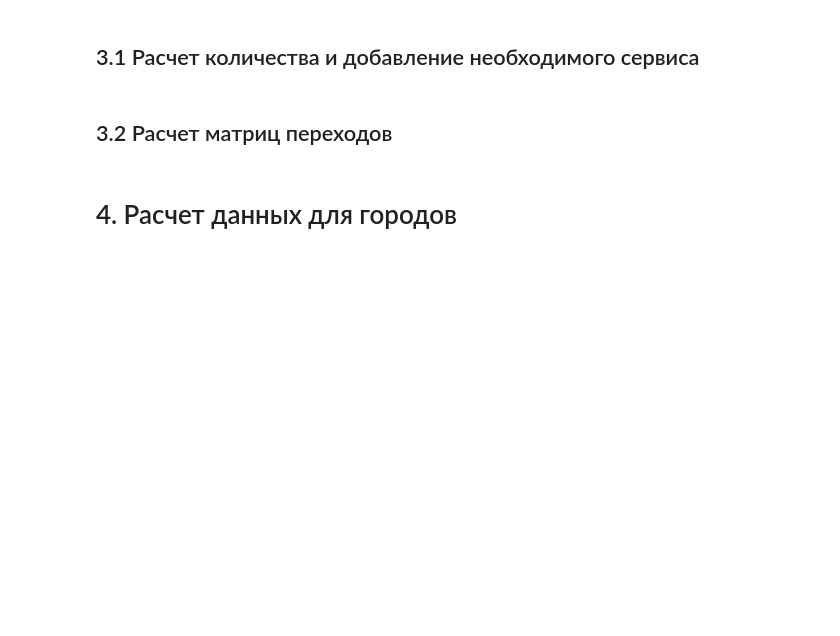
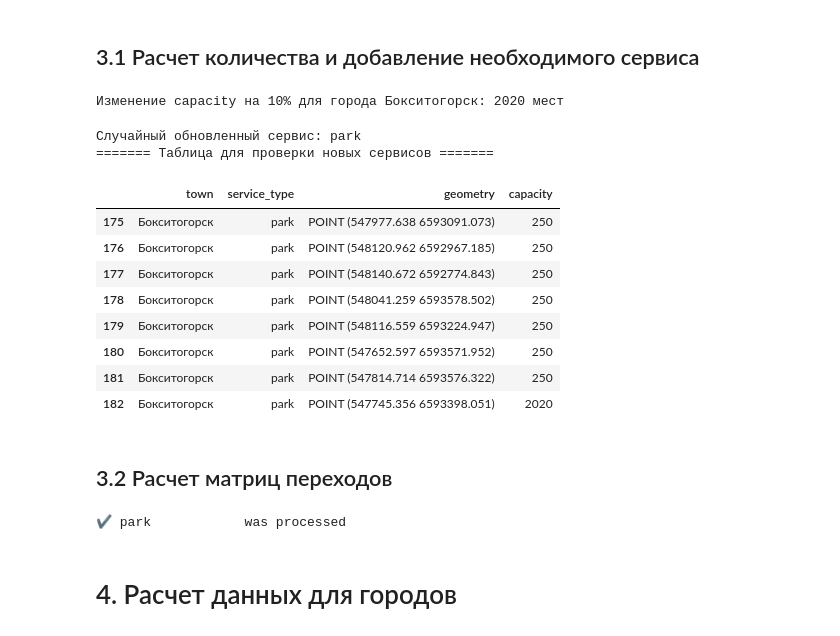
Before and after one commit to romanroff/changer-migration-model, a Jupyter notebook: pipeline.ipynb, the cells around one changed output. Drawn from its saved outputs; the diff is of its cells as text; code cells hidden in the pictures; blank space fills up the shorter version.

```diff
--- a/pipeline.ipynb
+++ b/pipeline.ipynb
@@ -515,15 +517,18 @@ def create_anchor_flow_map(
 # %% [markdown]
 ### 0.3.1 Данные из и для TownsNet
 # %%
-region = Region.from_pickle(f'data/lo_region.pickle') # Модель из TownsNet
-INFRASTRUCTURE = region.get_service_types_df().groupby('infrastructure')['name'].unique().to_dict() # Словарь сервисов по группам
-pprint([f'{i:<12}: {list(j)}' for (i, j) in INFRASTRUCTURE.items()], width=150) # Вывод групп
-municipal_districts = region.districts # муниципальные районы ЛО
-towns_df = region.get_towns_gdf() # Города/деревни ЛО
+region = BaseModel()
+region.from_pickle('data/lo_region.pickle') # Модель из TownsNet
+
+# region = Region.from_pickle(f'data/lo_region.pickle') # Модель из TownsNet
+# INFRASTRUCTURE = region.get_service_types_df().groupby('infrastructure')['name'].unique().to_dict() # Словарь сервисов по группам
+# pprint([f'{i:<12}: {list(j)}' for (i, j) in INFRASTRUCTURE.items()], width=150) # Вывод групп
+# municipal_districts = region.districts # муниципальные районы ЛО
+# towns_df = region.get_towns_gdf() # Города/деревни ЛО
 supporting_cities = gpd.read_parquet("data/1_polygons.parquet") # Опорные города ЛО
 cities_gdf = gpd.read_parquet('data/cities_gdf.parquet') # Города/деревни ЛО
 
-ueqi_df = calculate_ueqi(towns_df, UEQI_GROUPS) # Расчет UEQI по новой формуле
+ueqi_df = region.calculate_ueqi() # Расчет UEQI по новой формуле
 # print(f'Need to add capacity: {count_change(ueqi_df, "Мурино", 1)}')
 
 # Создаем словарь для подсчета повторений
@@ -569,9 +585,12 @@ lo_cities[['region_city','population']].to_csv("data/population.csv", index=Fals
 # %% [markdown]
 ### 0.2.3 Обновление населения
 # %%
-update_population(region, towns_df, path='data/population.csv')
-towns_df = region.get_towns_gdf()
-ueqi_df = calculate_ueqi(towns_df, UEQI_GROUPS)
+# update_population(region.model, towns_df, path='data/population.csv')
+
+population = pd.read_csv('data/population.csv')
+region.update_population(population)
+
+ueqi_df = region.calculate_ueqi()
 region[121] # Проверим Бокситогорск
 
 ### ====== Принимаем это за базовое население ====== ###
@@ -605,7 +644,7 @@ highlighted_cities[['region_city', 'population']].to_csv("data/population_new.cs
 # %%
 # Обновим население городов после изменения UEQI
-update_population(region, towns_df, path='data/population_new.csv')
-towns_df = region.get_towns_gdf()
-towns_df[['town_name', 'population']].loc[121] # Проверим Бокситогорск
+population_new = pd.read_csv('data/population_new.csv')
+region.update_population(population_new)
+region[121] # Проверим Бокситогорск
 
 ### ====== Принимаем это за новое население ====== ###
@@ -615,25 +667,39 @@ towns_df[['town_name', 'population']].loc[121] # Проверим Боксито
 ## 3.1 Расчет количества и добавление необходимого сервиса
 # %%
 # Посмотим, на сколько нужно поднять
-change_capacity = count_change_capacity(region.get_towns_gdf(), name, 10)
+change_capacity = count_change_capacity(region.towns, name, 10)
 print(f"Изменение capacity на 10% для города {name}: {change_capacity} мест")
+# %% [output]
+Изменение capacity на 10% для города Бокситогорск: 2020 мест
 # %%
-updated_service = update_service(region, name, change_capacity, new_params)
+updated_service = region.update_service(name, change_capacity, new_params)
 print(f'Случайный обновленный сервис: {updated_service}')
 
 print('======= Таблица для проверки новых сервисов =======')
-region.get_services_gdf()[(region.get_services_gdf().town.str.contains(name)) & (region.get_services_gdf().service_type == updated_service)]
+region.services[(region.services.town.str.contains(name)) & (region.services.service_type == updated_service)]
+# %% [output]
+Случайный обновленный сервис: park
+======= Таблица для проверки новых сервисов =======
+|  | town | service_type | geometry | capacity |
+| 175 | Бокситогорск | park | POINT (547977.638 6593091.073) | 250 |
+| 176 | Бокситогорск | park | POINT (548120.962 6592967.185) | 250 |
+| 177 | Бокситогорск | park | POINT (548140.672 6592774.843) | 250 |
+| 178 | Бокситогорск | park | POINT (548041.259 6593578.502) | 250 |
+| 179 | Бокситогорск | park | POINT (548116.559 6593224.947) | 250 |
+| 180 | Бокситогорск | park | POINT (547652.597 6593571.952) | 250 |
+| 181 | Бокситогорск | park | POINT (547814.714 6593576.322) | 250 |
+| 182 | Бокситогорск | park | POINT (547745.356 6593398.051) | 2020 |
 # %% [markdown]
 ## 3.2 Расчет матриц переходов
 # %%
-provision = Provision(region=region)
+provision = Provision(region=region.model)
 data_path = f'data/provision/updated'
 
 # Создаем директорию, если её нет
 os.makedirs(data_path, exist_ok=True)
 
 # Обновляем service_types в регионе
-for service_type in region.service_types:
+for service_type in region.model.service_types:
     if service_type.name == updated_service:
         st_name = service_type.name
         # Вычисляем provision для текущего service_type
@@ -641,6 +707,8 @@ for service_type in region.service_types:
 
         print(f"✔ {st_name:<15} was processed")
         l_gdf.to_parquet(os.path.join(data_path, f'{st_name}_links.parquet'))
+# %% [output]
+✔ park            was processed
 # %% [markdown]
 # 4. Расчет данных для городов
 # %% [markdown]
```
Also changed, not shown: parts of 10 cells of this notebook, 2 other files.
